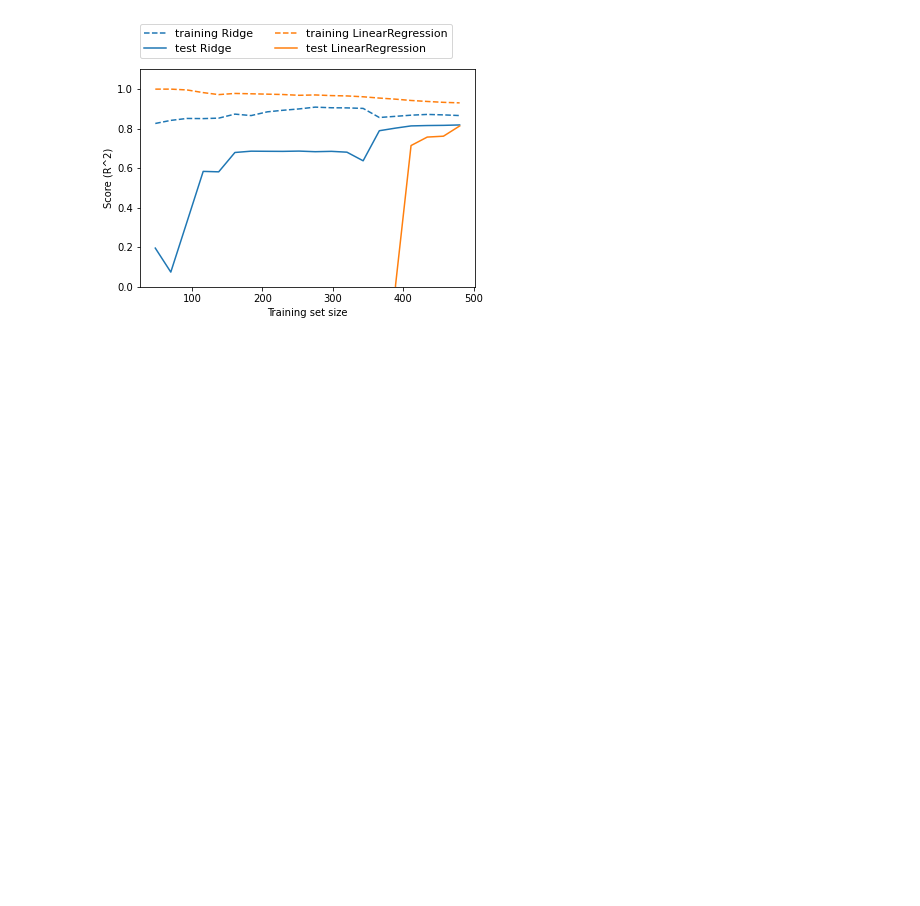
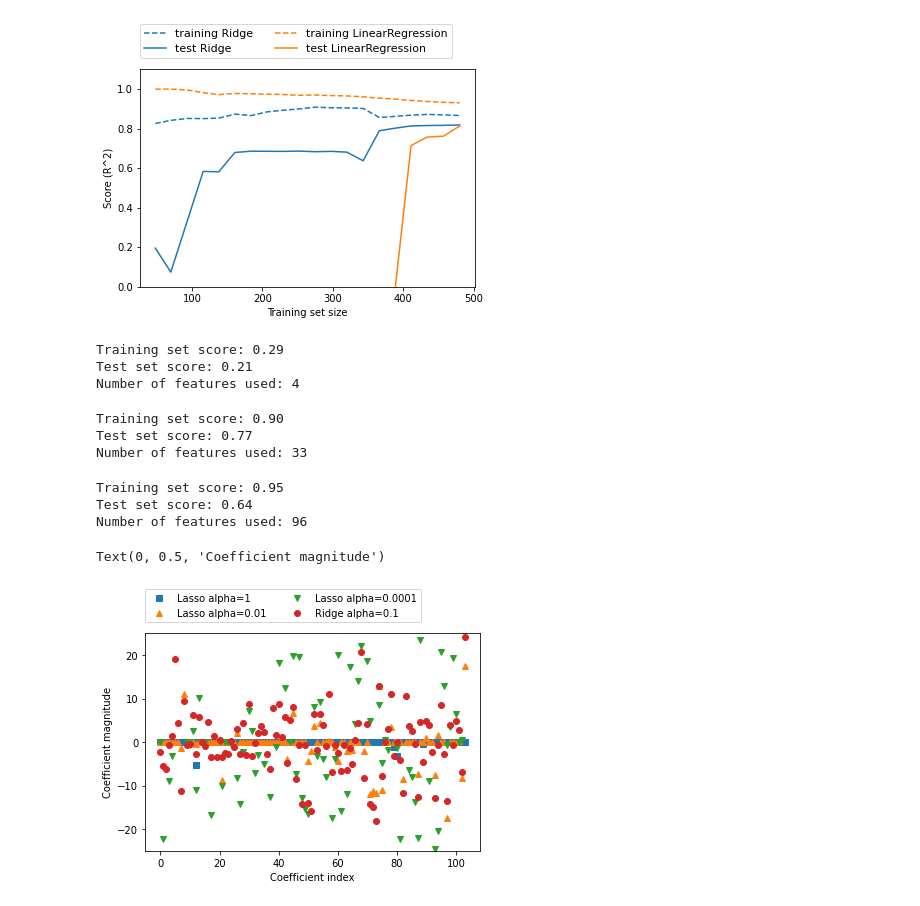
Before and after one commit to bsinglet/intro_ML_python, a Jupyter notebook: chapter_02.ipynb, the cells around one changed output. Drawn from its saved outputs; the diff is of its cells as text; code cells hidden in the pictures; blank space fills up the shorter version.

```diff
--- a/chapter_02.ipynb
+++ b/chapter_02.ipynb
@@ -322,3 +322,50 @@ plt.legend()
 mglearn.plots.plot_ridge_n_samples()
 # %% [output]
 [figure]
+# %%
+# Lasso - Alternative to Ridge Regression (p. 55)
+from sklearn.linear_model import Lasso
+
+lasso = Lasso().fit(X_train, y_train)
+print("Training set score: {:.2f}".format(lasso.score(X_train, y_train)))
+print("Test set score: {:.2f}".format(lasso.score(X_test, y_test)))
+print("Number of features used: {}".format(np.sum(lasso.coef_ != 0)))
+# %% [output]
+Training set score: 0.29
+Test set score: 0.21
+Number of features used: 4
+# %%
+# like Ridge, we can adjust the alpha, but we have to also increase the
+# default setting of "max_iter", otherwise the model would warn us that
+# we should increase max_iter.
+lasso001 = Lasso(alpha=0.01, max_iter=100000).fit(X_train, y_train)
+print("Training set score: {:.2f}".format(lasso001.score(X_train, y_train)))
+print("Test set score: {:.2f}".format(lasso001.score(X_test, y_test)))
+print("Number of features used: {}".format(np.sum(lasso001.coef_ != 0)))
+# %% [output]
+Training set score: 0.90
+Test set score: 0.77
+Number of features used: 33
+# %%
+# excessively lowering alpha ends up using too many features again
+lasso00001 = Lasso(alpha=0.0001, max_iter=100000).fit(X_train, y_train)
+print("Training set score: {:.2f}".format(lasso00001.score(X_train, y_train)))
+print("Test set score: {:.2f}".format(lasso00001.score(X_test, y_test)))
+print("Number of features used: {}".format(np.sum(lasso00001.coef_ != 0)))
+# %% [output]
+Training set score: 0.95
+Test set score: 0.64
+Number of features used: 96
+# %%
+plt.plot(lasso.coef_, 's', label="Lasso alpha=1")
+plt.plot(lasso001.coef_, '^', label="Lasso alpha=0.01")
+plt.plot(lasso00001.coef_, 'v', label="Lasso alpha=0.0001")
+
+plt.plot(ridge01.coef_, 'o', label="Ridge alpha=0.1")
+plt.legend(ncol=2, loc=(0, 1.05))
+plt.ylim(-25, 25)
+plt.xlabel("Coefficient index")
+plt.ylabel("Coefficient magnitude")
+# %% [output]
+Text(0, 0.5, 'Coefficient magnitude')
+[figure, added]
```
Also changed, not shown: parts of 27 cells of this notebook.
